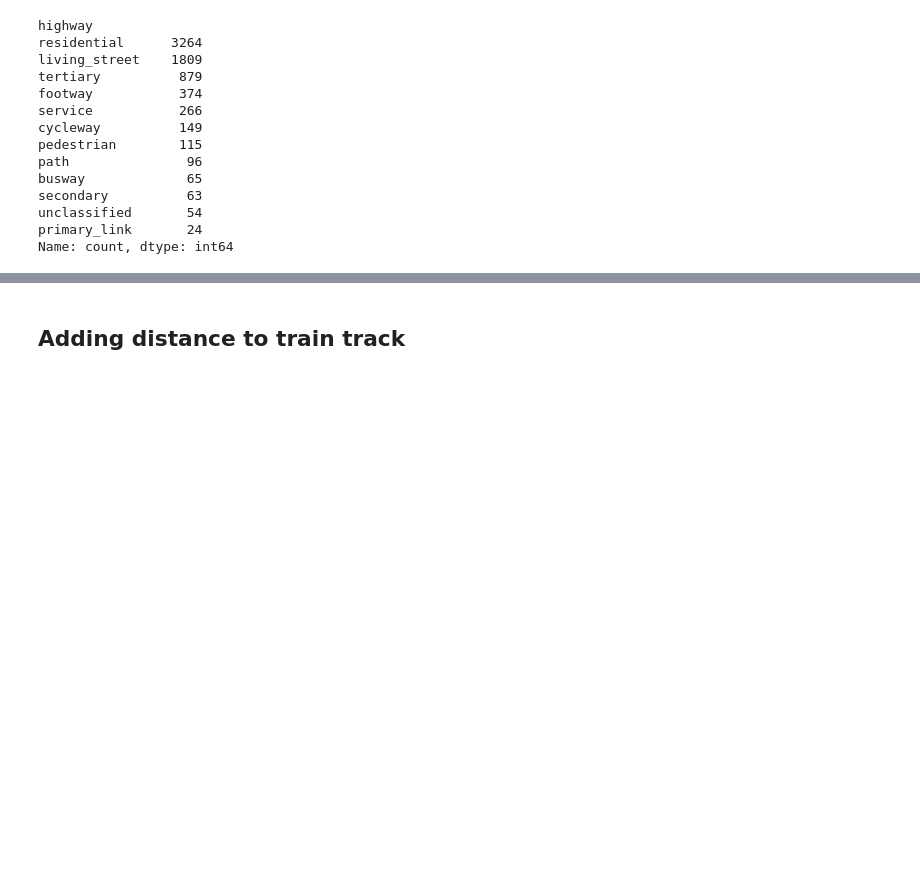
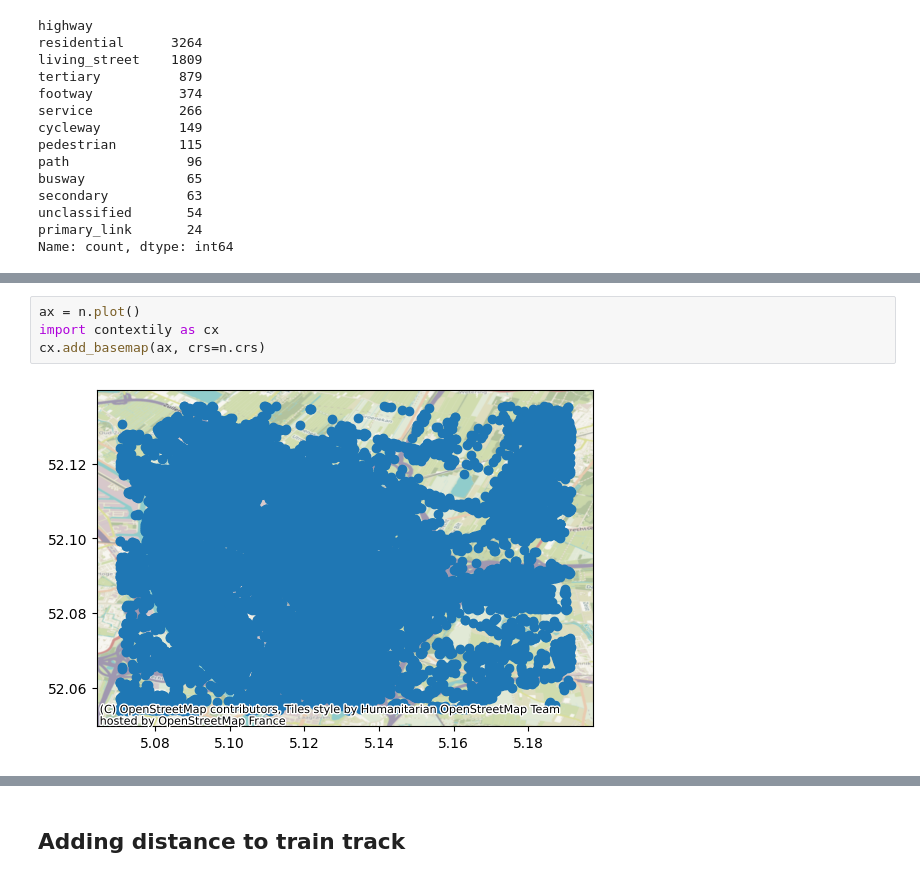
Before and after one commit to Floris-C/noise-thesis, a Jupyter notebook: method/03-model_preprocessing.ipynb, the cells around one changed output, grey strips where cells are left out. Saved outputs shown, nothing was run; the diff lists cells and outputs as text; blank space fills up the shorter version.

```diff
--- a/method/03-model_preprocessing.ipynb
+++ b/method/03-model_preprocessing.ipynb
@@ -220,0 +228,6 @@ e[e['name'] == 'Uithoflijn']
+# %%
+ax = n.plot()
+import contextily as cx
+cx.add_basemap(ax, crs=n.crs)
+# %% [output]
+[figure, added]
```
Also changed, not shown: parts of 7 cells of this notebook, 1 other file.
